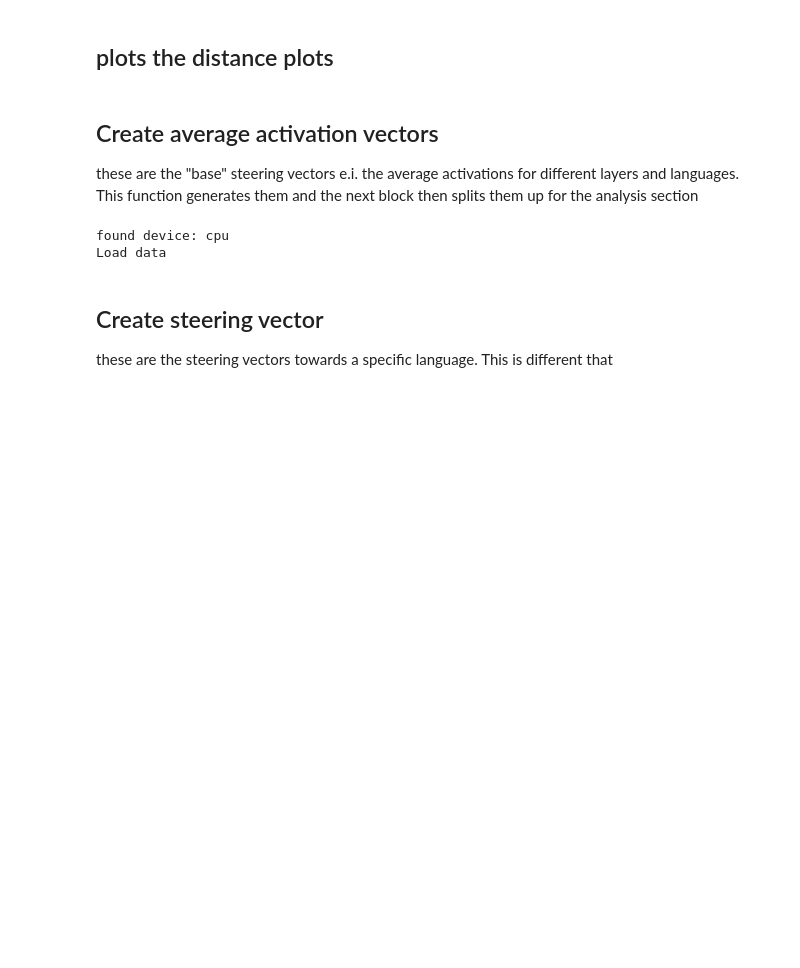
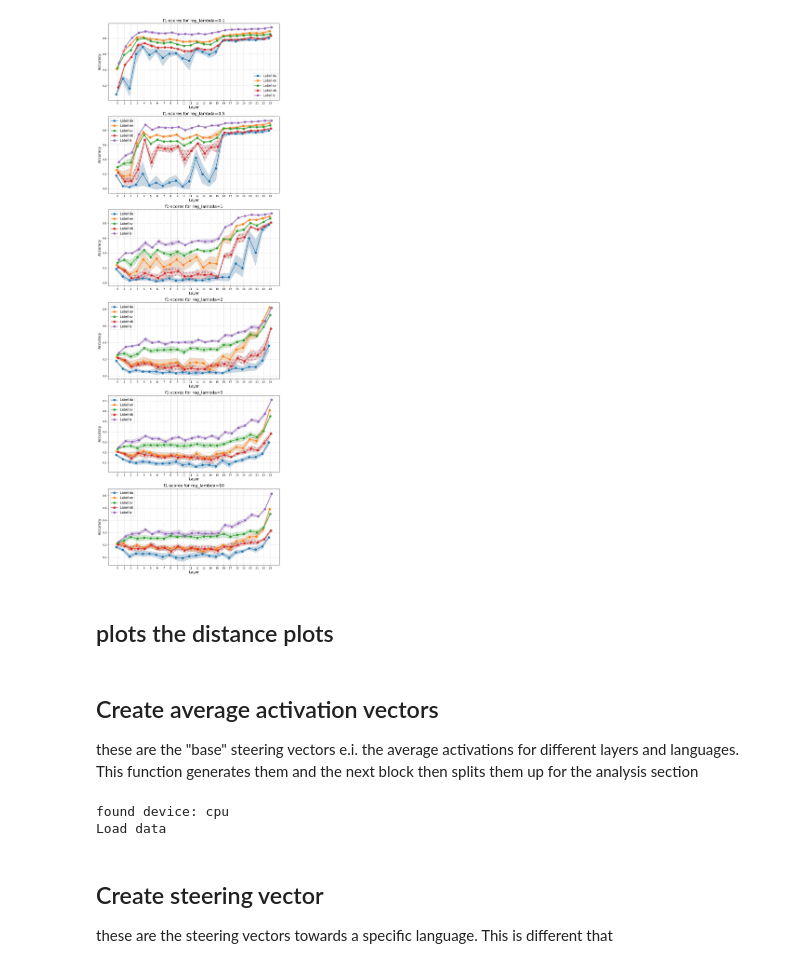
Before and after one commit to MartinKirkegaardDK/KDS_MI, a Jupyter notebook: main.ipynb, the cells around one changed output. Cells and saved outputs as stored; diff of their text form; code cells hidden in the pictures; blank space fills up the shorter version.

```diff
--- a/main.ipynb
+++ b/main.ipynb
@@ -53,3 +69,18 @@ probe_confidence_intervals.run()
+# %%
+result_folder = Path('results/data/probe_confidence_intervals')
+
+visualize_probe_results.run(
+    probe_result_path_by_reg_lambda={
+        0.1: result_folder / 'AI-Sweden-Models-gpt-sw3-356m_reg_lambda_0.1.json',
+        0.5: result_folder / 'AI-Sweden-Models-gpt-sw3-356m_reg_lambda_0.5.json',
+        1: result_folder / 'AI-Sweden-Models-gpt-sw3-356m_reg_lambda_1.json',
+        2: result_folder / 'AI-Sweden-Models-gpt-sw3-356m_reg_lambda_2.json',
+        5: result_folder / 'AI-Sweden-Models-gpt-sw3-356m_reg_lambda_5.json',
+        10: result_folder / 'AI-Sweden-Models-gpt-sw3-356m_reg_lambda_10.json',
+    }
+)
+# %% [output]
+[figure, added]
 # %% [markdown]
 ## plots the distance plots
 # %%
```
Also changed, not shown: parts of 10 cells of this notebook, 3 other files.
